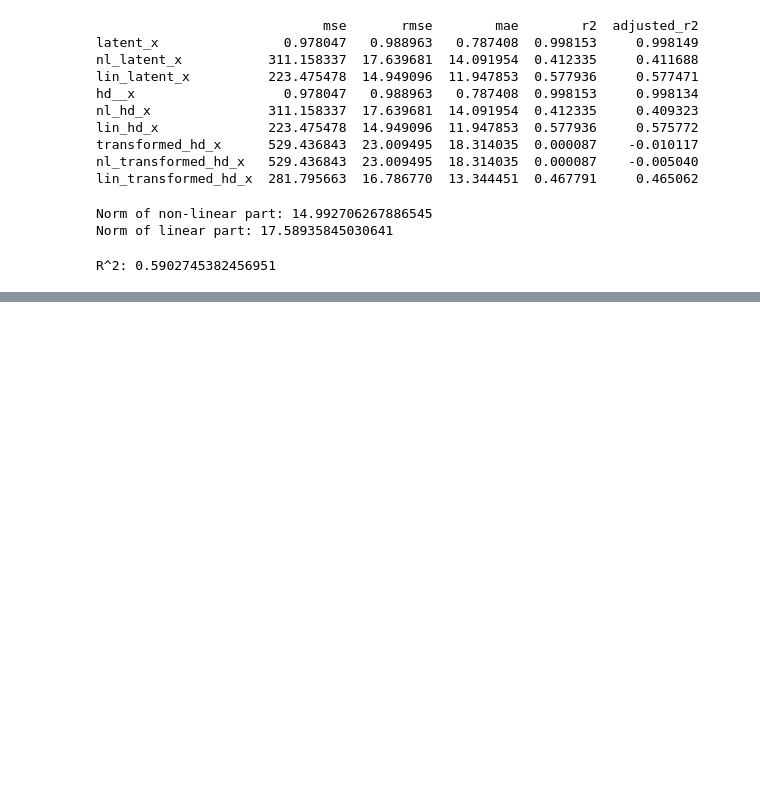
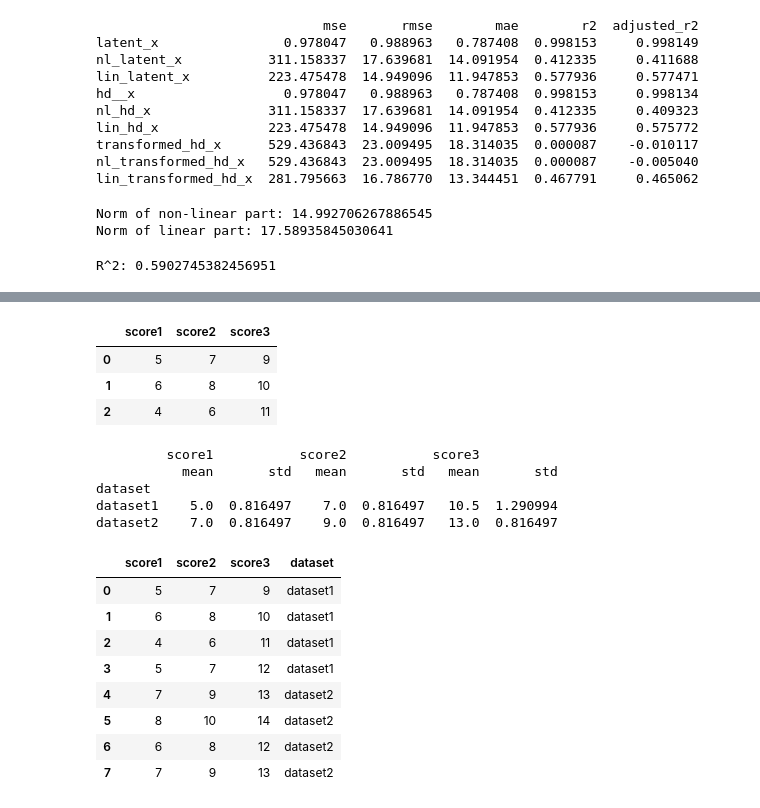
Before and after one commit to BerendBouvy/Thesis, a Jupyter notebook: misc5.ipynb, the cells around one changed output, grey strips where cells are left out. Drawn from its saved outputs; the diff is of its cells as text; code cells hidden in the pictures; blank space fills up the shorter version.

```diff
--- a/misc5.ipynb
+++ b/misc5.ipynb
@@ -66,0 +81,69 @@ R^2: 0.5902745382456951
+# %%
+df = pd.DataFrame(dicts)
+df
+# %% [output]
+|  | score1 | score2 | score3 |
+| 0 | 5 | 7 | 9 |
+| 1 | 6 | 8 | 10 |
+| 2 | 4 | 6 | 11 |
+# %%
+import pandas as pd
+
+data = {
+    "dataset1": {
+        "modelA": [
+            {"score1": 5, "score2": 7, "score3": 9},
+            {"score1": 6, "score2": 8, "score3": 10},
+        ],
+        "modelB": [
+            {"score1": 4, "score2": 6, "score3": 11},
+            {"score1": 5, "score2": 7, "score3": 12},
+        ],
+    },
+    "dataset2": {
+        "modelA": [
+            {"score1": 7, "score2": 9, "score3": 13},
+            {"score1": 8, "score2": 10, "score3": 14},
+        ],
+        "modelB": [
+            {"score1": 6, "score2": 8, "score3": 12},
+            {"score1": 7, "score2": 9, "score3": 13},
+        ],
+    }
+}
+
+# one df per dataset
+dfs = []
+for dataset, models in data.items():
+    rows = []
+    for dicts in models.values():   # ignore model, just pool them
+        rows.extend(dicts)
+    df = pd.DataFrame(rows)
+    df["dataset"] = dataset
+    dfs.append(df)
+
+# combine all datasets into one
+df_all = pd.concat(dfs, ignore_index=True)
+
+# group by dataset and aggregate
+summary = df_all.groupby("dataset").agg(["mean", "std"])
+
+print(summary)
+# %% [output]
+         score1           score2           score3
+           mean       std   mean       std   mean       std
+dataset
+dataset1    5.0  0.816497    7.0  0.816497   10.5  1.290994
+dataset2    7.0  0.816497    9.0  0.816497   13.0  0.816497
+# %%
+df_all
+# %% [output]
+|  | score1 | score2 | score3 | dataset |
+| 0 | 5 | 7 | 9 | dataset1 |
+| 1 | 6 | 8 | 10 | dataset1 |
+| 2 | 4 | 6 | 11 | dataset1 |
+| 3 | 5 | 7 | 12 | dataset1 |
+| 4 | 7 | 9 | 13 | dataset2 |
+| 5 | 8 | 10 | 14 | dataset2 |
+| 6 | 6 | 8 | 12 | dataset2 |
+| 7 | 7 | 9 | 13 | dataset2 |
```
Also changed, not shown: parts of 4 cells of this notebook, 7 other files.
